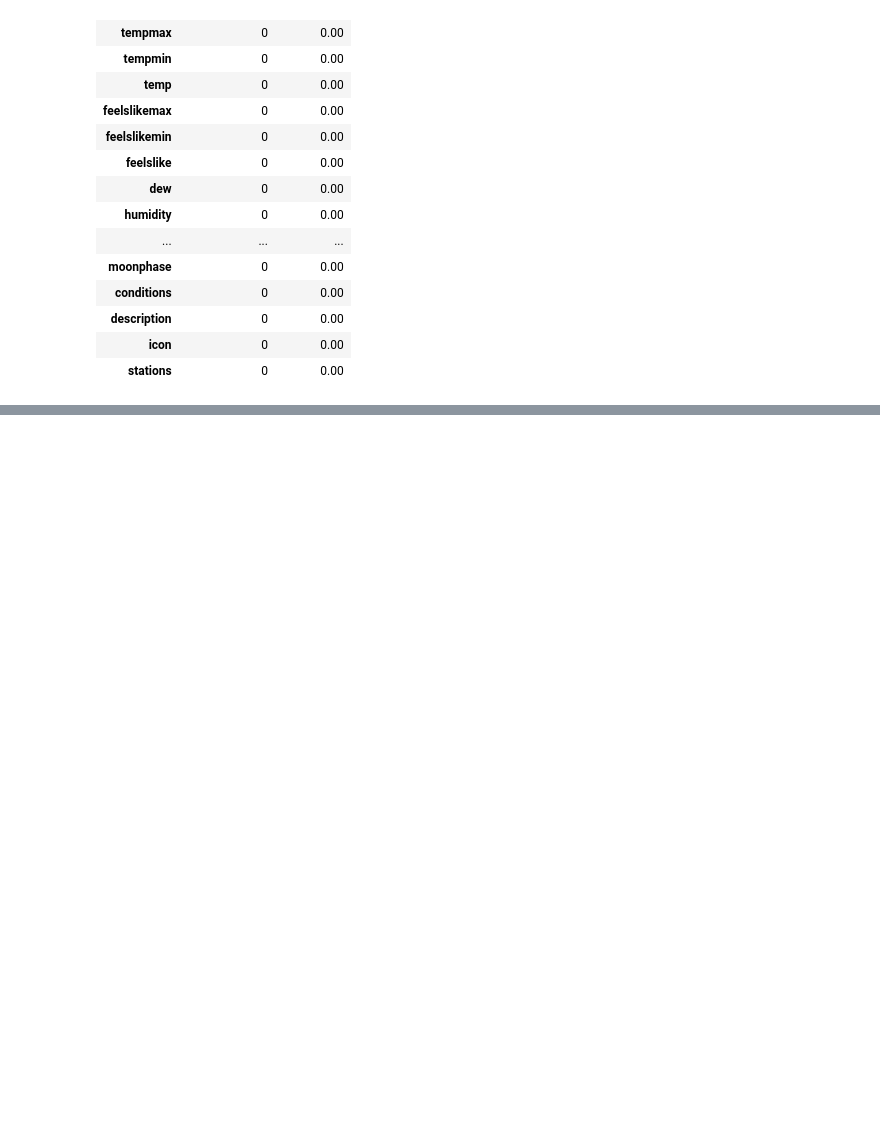
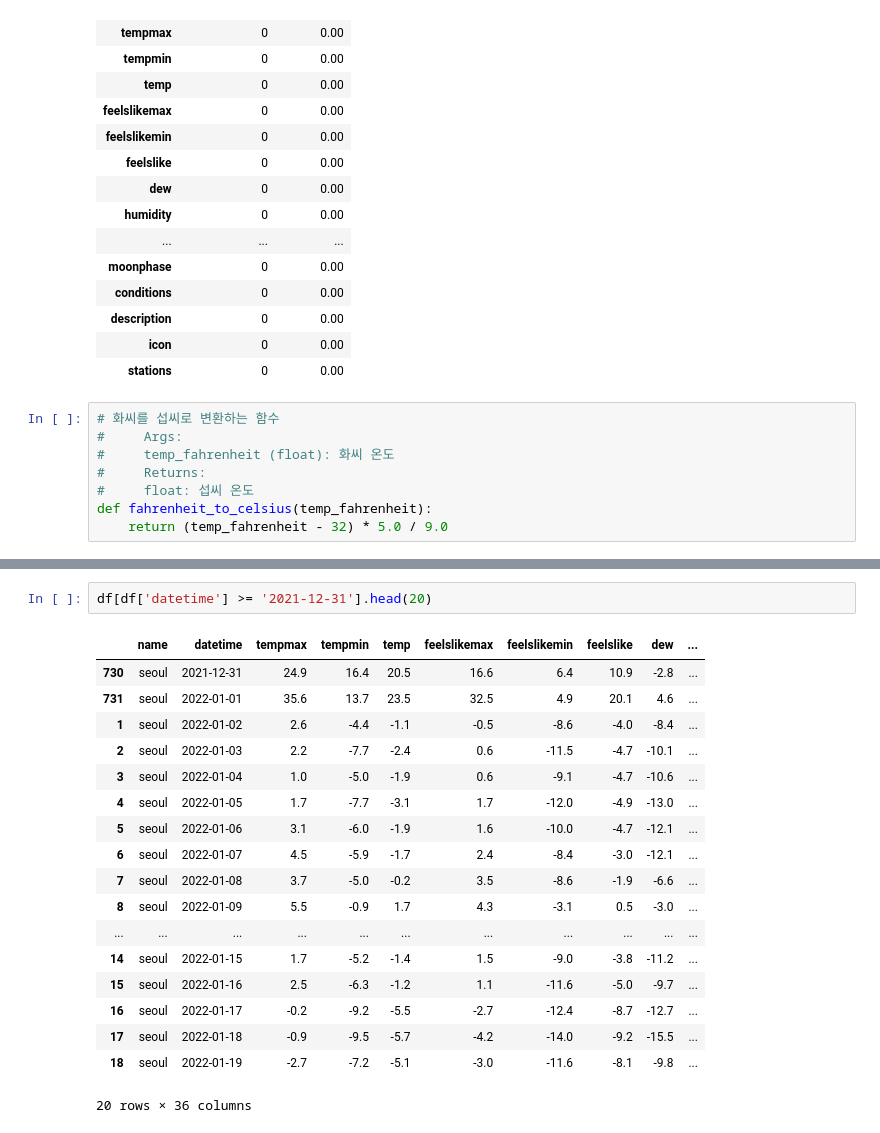
Before and after one commit to dev-jhjoo/SeoulWeatherAnalysis, a Jupyter notebook: analysis.ipynb, the cells around one changed output, grey strips where cells are left out. Cells and saved outputs as stored; diff of their text form; blank space fills up the shorter version.

```diff
--- a/analysis.ipynb
+++ b/analysis.ipynb
@@ -90,3 +94,11 @@ missing_data_summary.round(2)
 | description | 0 | 0.00 |
 | icon | 0 | 0.00 |
 | stations | 0 | 0.00 |
+# %%
+# 화씨를 섭씨로 변환하는 함수
+#     Args:
+#     temp_fahrenheit (float): 화씨 온도
+#     Returns:
+#     float: 섭씨 온도
+def fahrenheit_to_celsius(temp_fahrenheit):
+    return (temp_fahrenheit - 32) * 5.0 / 9.0
@@ -92,0 +132,21 @@ missing_data_summary.round(2)
+# %%
+df[df['datetime'] >= '2021-12-31'].head(20)
+# %% [output]
+|  | name | datetime | tempmax | tempmin | temp | feelslikemax | feelslikemin | feelslike | dew | ... |
+| 730 | seoul | 2021-12-31 | 24.9 | 16.4 | 20.5 | 16.6 | 6.4 | 10.9 | -2.8 | ... |
+| 731 | seoul | 2022-01-01 | 35.6 | 13.7 | 23.5 | 32.5 | 4.9 | 20.1 | 4.6 | ... |
+| 1 | seoul | 2022-01-02 | 2.6 | -4.4 | -1.1 | -0.5 | -8.6 | -4.0 | -8.4 | ... |
+| 2 | seoul | 2022-01-03 | 2.2 | -7.7 | -2.4 | 0.6 | -11.5 | -4.7 | -10.1 | ... |
+| 3 | seoul | 2022-01-04 | 1.0 | -5.0 | -1.9 | 0.6 | -9.1 | -4.7 | -10.6 | ... |
+| 4 | seoul | 2022-01-05 | 1.7 | -7.7 | -3.1 | 1.7 | -12.0 | -4.9 | -13.0 | ... |
+| 5 | seoul | 2022-01-06 | 3.1 | -6.0 | -1.9 | 1.6 | -10.0 | -4.7 | -12.1 | ... |
+| 6 | seoul | 2022-01-07 | 4.5 | -5.9 | -1.7 | 2.4 | -8.4 | -3.0 | -12.1 | ... |
+| 7 | seoul | 2022-01-08 | 3.7 | -5.0 | -0.2 | 3.5 | -8.6 | -1.9 | -6.6 | ... |
+| 8 | seoul | 2022-01-09 | 5.5 | -0.9 | 1.7 | 4.3 | -3.1 | 0.5 | -3.0 | ... |
+| ... | ... | ... | ... | ... | ... | ... | ... | ... | ... | ... |
+| 14 | seoul | 2022-01-15 | 1.7 | -5.2 | -1.4 | 1.5 | -9.0 | -3.8 | -11.2 | ... |
+| 15 | seoul | 2022-01-16 | 2.5 | -6.3 | -1.2 | 1.1 | -11.6 | -5.0 | -9.7 | ... |
+| 16 | seoul | 2022-01-17 | -0.2 | -9.2 | -5.5 | -2.7 | -12.4 | -8.7 | -12.7 | ... |
+| 17 | seoul | 2022-01-18 | -0.9 | -9.5 | -5.7 | -4.2 | -14.0 | -9.2 | -15.5 | ... |
+| 18 | seoul | 2022-01-19 | -2.7 | -7.2 | -5.1 | -3.0 | -11.6 | -8.1 | -9.8 | ... |
+20 rows × 36 columns
```
Also changed, not shown: parts of 12 cells of this notebook, 2 other files.
